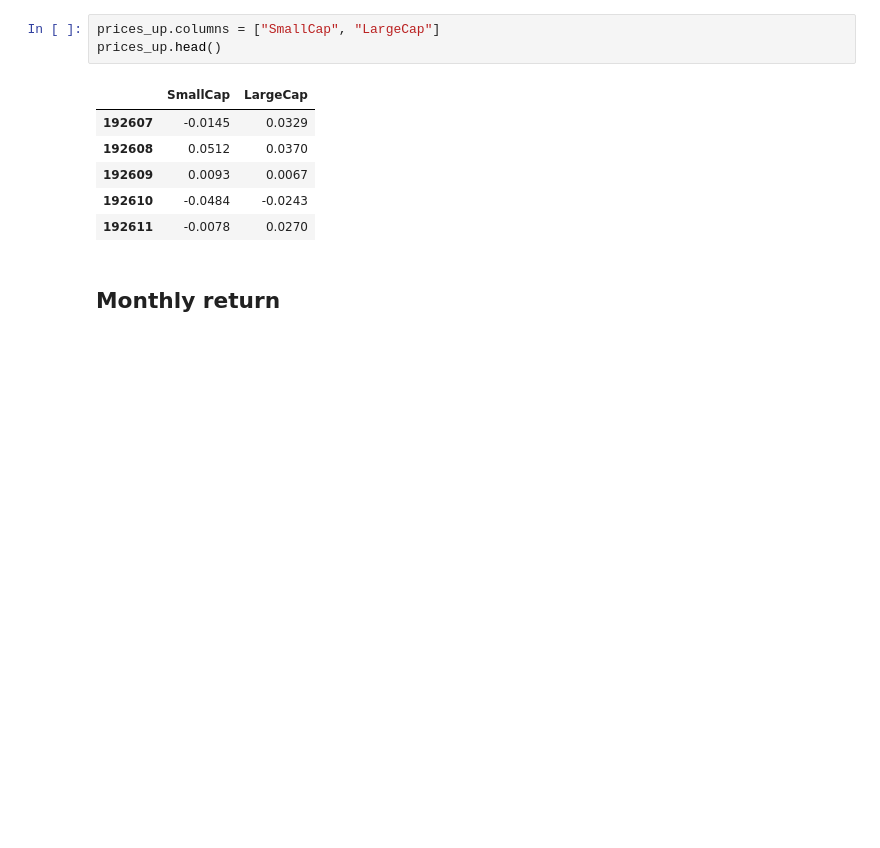
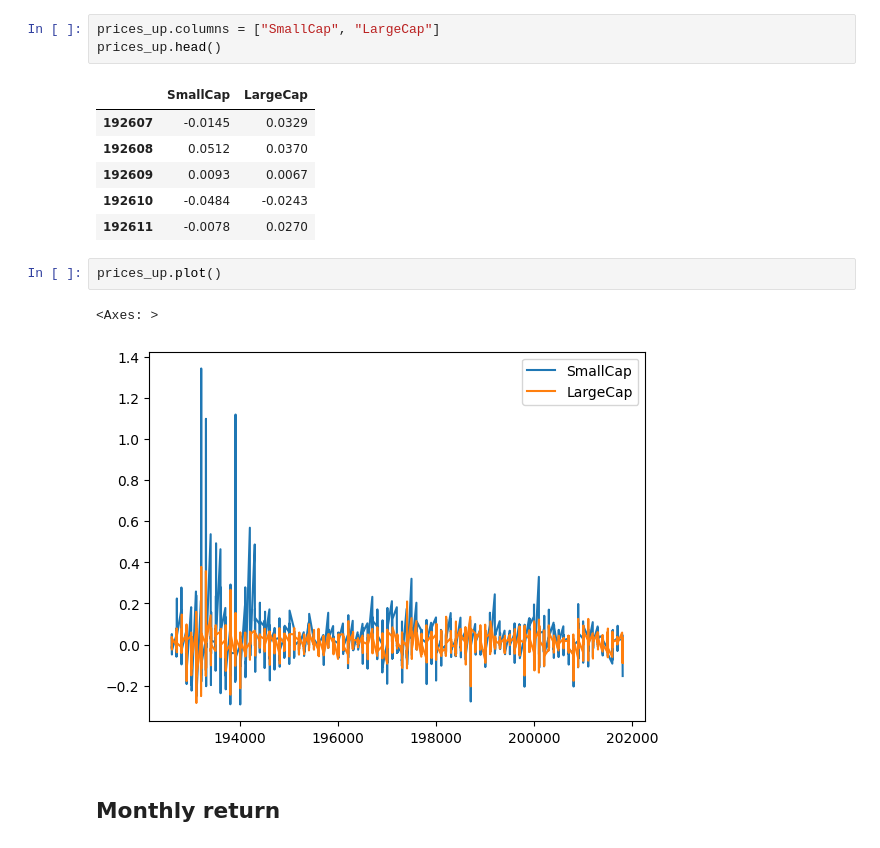
Before and after one commit to gauthierbeaudoux/InvestingWithPython, a Jupyter notebook: 1_BasicStats.ipynb, the cells around one changed output. Drawn from its saved outputs; the diff is of its cells as text; blank space fills up the shorter version.

```diff
--- a/1_BasicStats.ipynb
+++ b/1_BasicStats.ipynb
@@ -238,6 +238,11 @@ prices_up.head()
 | 192609 | 0.0093 | 0.0067 |
 | 192610 | -0.0484 | -0.0243 |
 | 192611 | -0.0078 | 0.0270 |
+# %%
+prices_up.plot()
+# %% [output]
+<Axes: >
+[figure, added]
 # %% [markdown]
 ## Monthly return
 # %%
```
Also changed, not shown: parts of 13 cells of this notebook.
